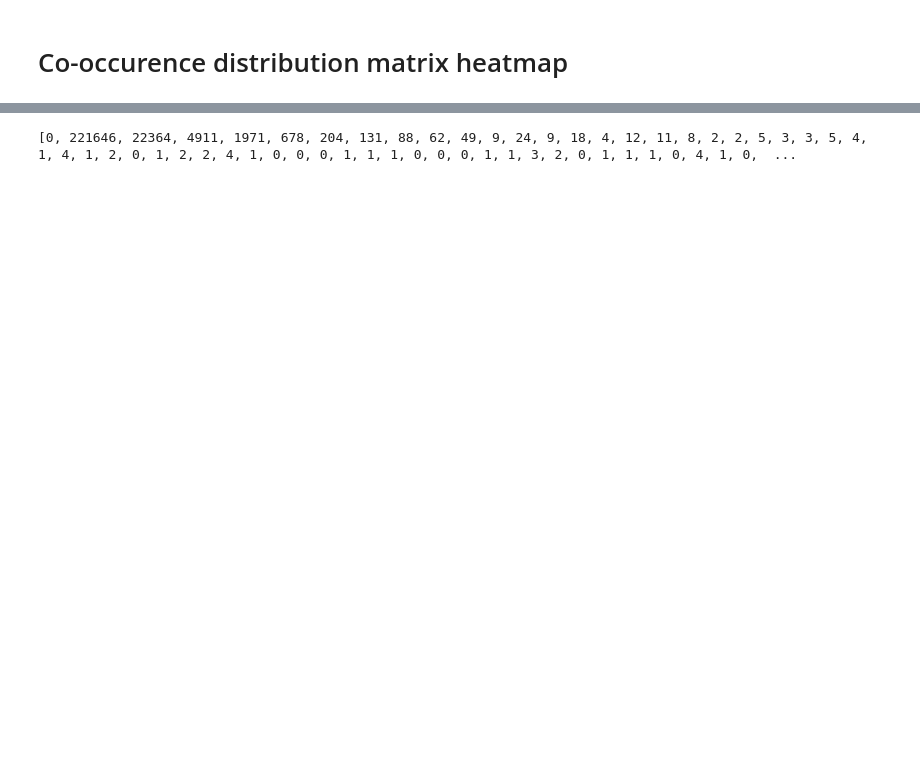
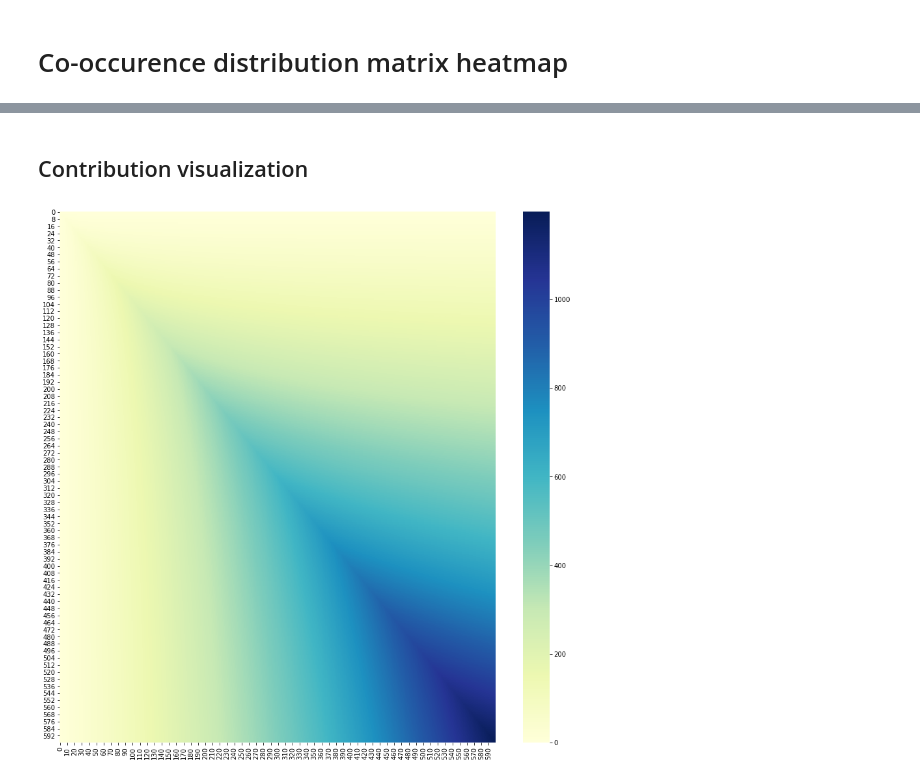
Before and after one commit to jsirait/honor_thesis, a Jupyter notebook: notebooks/Notebook5.Thinking about weights.ipynb, the cells around one changed output, grey strips where cells are left out. Saved outputs shown, nothing was run; the diff lists cells and outputs as text; code cells hidden in the pictures; blank space fills up the shorter version.

```diff
--- a/notebooks/Notebook5.Thinking about weights.ipynb
+++ b/notebooks/Notebook5.Thinking about weights.ipynb
@@ -197,4 +215,33 @@ ax = sns.heatmap(np.log(np.array(mmatrix[:250])+1), cmap="YlGnBu") #, vmin=1, vm
-# %%
-print([max(row) for row in matrix])
-# %% [output]
-[0, 221646, 22364, 4911, 1971, 678, 204, 131, 88, 62, 49, 9, 24, 9, 18, 4, 12, 11, 8, 2, 2, 5, 3, 3, 5, 4, 1, 4, 1, 2, 0, 1, 2, 2, 4, 1, 0, 0, 0, 1, 1, 1, 0, 0, 0, 1, 1, 3, 2, 0, 1, 1, 1, 0, 4, 1, 0,  ...
+# %% [markdown]
+<a id="sub5"></a>
+## Contribution visualization
+# %%
+def contribution(min_occ, max_occ):
+    '''
+    we calculate a pair's co-occurence in one subreddit as
+    (min_occ/max_occ) * ((min_occ+max_occ)/2)
+
+    (min_occ/max_occ) rewards similar occurences
+
+    ((min_occ+max_occ)/2) rewards high occurences
+    '''
+    return (min_occ/max_occ) * ((min_occ+max_occ))
+# %%
+occ1 = range(1,600)
+occ2 = range(1,600)
+
+occ_matrix = [[0 for i in range(600)] for i in range(600)]
+for ii in occ1:
+    for jj in occ2:
+        try:
+            occ_matrix[ii][jj] = contribution(min(ii,jj), max(ii,jj))
+        except:
+            print(f"{ii}, {jj}")
+# %%
+plt.figure(figsize = (15,15))
+# ax = sns.heatmap(np.log(np.array(matrix)+1), cmap="YlGnBu", vmin=1, vmax=4)
+ax = sns.heatmap(occ_matrix, cmap="YlGnBu") #, vmin=1, vmax=4)
+
+# plt.show()
+# %% [output]
+[figure, added]
```
Also changed, not shown: parts of 23 cells of this notebook.
